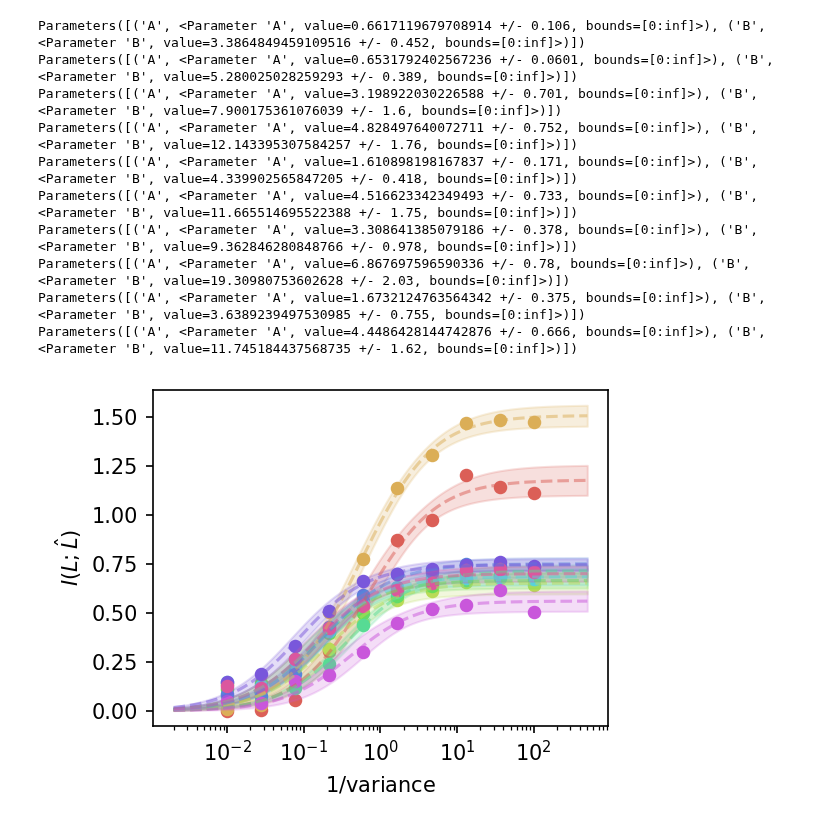
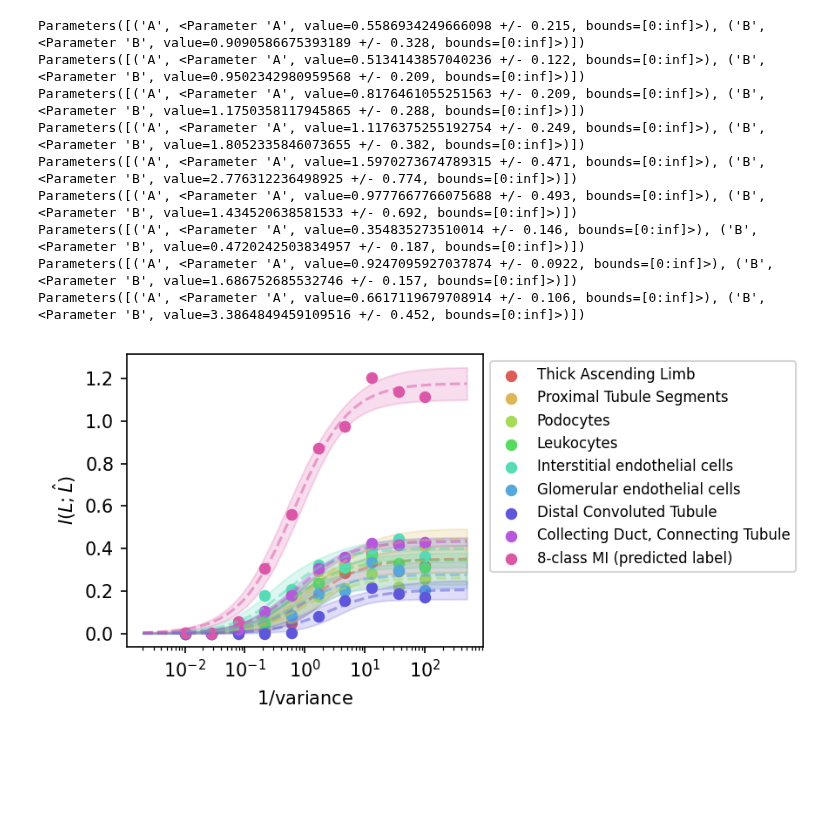
Before and after one commit to igor-sadalski/Scaling-up-measurement-noise-scaling-laws, a Jupyter notebook: images/scaling_plot.ipynb, the cells around one changed output. Saved outputs shown, nothing was run; the diff lists cells and outputs as text; code cells hidden in the pictures; blank space fills up the shorter version.

Commit message:
images and sequences; messy

```diff
--- a/images/scaling_plot.ipynb
+++ b/images/scaling_plot.ipynb
@@ -7,3 +9,7 @@ import re
+# %%
+def uq(ubar, Imax, q=0.90):
+    I = Imax + np.log2(q)
+    return ubar*((2**(2*I)- 1)/(2**(2*Imax) - 2**(2*I)))
 # %%
 # Get all result CSV files
 csv_files = glob.glob('images/tissuemnist_models/result_*.csv')
@@ -151,7 +232,4 @@ Parameters([('A', <Parameter 'A', value=919.9613026417622 +/- 131, bounds=[0:inf
 # %%
-import numpy as np
-from lmfit import Model
-
 def info_scaling(x, A, B):
     return 0.5 * np.log2(((x)*B + 1)/(1 + A*(x)))
 
@@ -159,12 +237,24 @@ def info_scaling(x, A, B):
 gauss = combined_df[combined_df['downsampling_type'] == 'gaussian'].copy()
 
 # Get OVA MI columns
-ova_columns = [col for col in gauss.columns if col.startswith('ova_mi_continuous_Class_')] + ['mi_score', 'discrete_mi']
+ova_columns = ['discrete_mi'] + [col for col in gauss.columns if col.startswith('ova_mi_Class_')]
 n_classes = len(ova_columns)
 
+label_map = {
+    'ova_mi_Class_0': 'Collecting Duct, Connecting Tubule',
+    'ova_mi_Class_1': 'Distal Convoluted Tubule',
+    'ova_mi_Class_2': 'Glomerular endothelial cells',
+    'ova_mi_Class_3': 'Interstitial endothelial cells',
+    'ova_mi_Class_4': 'Leukocytes',
+    'ova_mi_Class_5': 'Podocytes',
+    'ova_mi_Class_6': 'Proximal Tubule Segments',
+    'ova_mi_Class_7': 'Thick Ascending Limb',
+    'mi_score': '8-class MI (last layer)',
+    'discrete_mi': '8-class MI (predicted label)'
+}
 
 # Create figure
-fig = plt.figure(figsize=(4, 3), dpi=150)
+fig = plt.figure(figsize=(6, 3), dpi=150)
 
 # Generate color palette
 palette = sns.color_palette("hls", n_classes)
@@ -187,41 +277,40 @@ for i, col in enumerate(ova_columns[::-1]):
         # Fit model
         result = model.fit(y_data, params, x=x_data)
         print(result.params)
 
         # Generate fit line
         x_fit = np.logspace(np.log10(x_data.min()/5), np.log10(5*x_data.max()), 10**5)
         y_fit = model.eval(params=result.params, x=x_fit)
 
         # Calculate confidence bands
         y_upper = result.eval_uncertainty(params=result.params, x=x_fit, sigma=2)
         y_lower = -y_upper
 
         # Plot fit
         plt.plot(x_fit, y_fit, linestyle='--', color=palette[i], alpha=0.5)
         plt.fill_between(x_fit, y_fit + y_upper, y_fit + y_lower,
                         color=palette[i], alpha=0.2)
     except:
         pass  # Skip if fit fails
 
     # Plot data
     plt.scatter(x_data, y_data, color=palette[i],
                label=label_map.get(col, col), s=30)
 
 plt.xlabel(r'$1/\text{variance}$')
 plt.ylabel(r'$I(L; \hat{L})$')
 plt.xscale('log')
-# plt.legend(loc='upper left', bbox_to_anchor=(1, 1), fontsize=8)
+plt.legend(loc='upper left', bbox_to_anchor=(1, 1), fontsize=8)
 plt.tight_layout()
 plt.show()
 # %% [output]
+Parameters([('A', <Parameter 'A', value=0.5586934249666098 +/- 0.215, bounds=[0:inf]>), ('B', <Parameter 'B', value=0.9090586675393189 +/- 0.328, bounds=[0:inf]>)])
+Parameters([('A', <Parameter 'A', value=0.5134143857040236 +/- 0.122, bounds=[0:inf]>), ('B', <Parameter 'B', value=0.9502342980959568 +/- 0.209, bounds=[0:inf]>)])
+Parameters([('A', <Parameter 'A', value=0.8176461055251563 +/- 0.209, bounds=[0:inf]>), ('B', <Parameter 'B', value=1.1750358117945865 +/- 0.288, bounds=[0:inf]>)])
+Parameters([('A', <Parameter 'A', value=1.1176375255192754 +/- 0.249, bounds=[0:inf]>), ('B', <Parameter 'B', value=1.8052335846073655 +/- 0.382, bounds=[0:inf]>)])
+Parameters([('A', <Parameter 'A', value=1.5970273674789315 +/- 0.471, bounds=[0:inf]>), ('B', <Parameter 'B', value=2.776312236498925 +/- 0.774, bounds=[0:inf]>)])
+Parameters([('A', <Parameter 'A', value=0.9777667766075688 +/- 0.493, bounds=[0:inf]>), ('B', <Parameter 'B', value=1.434520638581533 +/- 0.692, bounds=[0:inf]>)])
+Parameters([('A', <Parameter 'A', value=0.354835273510014 +/- 0.146, bounds=[0:inf]>), ('B', <Parameter 'B', value=0.4720242503834957 +/- 0.187, bounds=[0:inf]>)])
+Parameters([('A', <Parameter 'A', value=0.9247095927037874 +/- 0.0922, bounds=[0:inf]>), ('B', <Parameter 'B', value=1.686752685532746 +/- 0.157, bounds=[0:inf]>)])
 Parameters([('A', <Parameter 'A', value=0.6617119679708914 +/- 0.106, bounds=[0:inf]>), ('B', <Parameter 'B', value=3.3864849459109516 +/- 0.452, bounds=[0:inf]>)])
-Parameters([('A', <Parameter 'A', value=0.6531792402567236 +/- 0.0601, bounds=[0:inf]>), ('B', <Parameter 'B', value=5.280025028259293 +/- 0.389, bounds=[0:inf]>)])
-Parameters([('A', <Parameter 'A', value=3.198922030226588 +/- 0.701, bounds=[0:inf]>), ('B', <Parameter 'B', value=7.900175361076039 +/- 1.6, bounds=[0:inf]>)])
-Parameters([('A', <Parameter 'A', value=4.828497640072711 +/- 0.752, bounds=[0:inf]>), ('B', <Parameter 'B', value=12.143395307584257 +/- 1.76, bounds=[0:inf]>)])
-Parameters([('A', <Parameter 'A', value=1.610898198167837 +/- 0.171, bounds=[0:inf]>), ('B', <Parameter 'B', value=4.339902565847205 +/- 0.418, bounds=[0:inf]>)])
-Parameters([('A', <Parameter 'A', value=4.516623342349493 +/- 0.733, bounds=[0:inf]>), ('B', <Parameter 'B', value=11.665514695522388 +/- 1.75, bounds=[0:inf]>)])
-Parameters([('A', <Parameter 'A', value=3.308641385079186 +/- 0.378, bounds=[0:inf]>), ('B', <Parameter 'B', value=9.362846280848766 +/- 0.978, bounds=[0:inf]>)])
-Parameters([('A', <Parameter 'A', value=6.867697596590336 +/- 0.78, bounds=[0:inf]>), ('B', <Parameter 'B', value=19.30980753602628 +/- 2.03, bounds=[0:inf]>)])
-Parameters([('A', <Parameter 'A', value=1.6732124763564342 +/- 0.375, bounds=[0:inf]>), ('B', <Parameter 'B', value=3.6389239497530985 +/- 0.755, bounds=[0:inf]>)])
-Parameters([('A', <Parameter 'A', value=4.4486428144742876 +/- 0.666, bounds=[0:inf]>), ('B', <Parameter 'B', value=11.745184437568735 +/- 1.62, bounds=[0:inf]>)])
-[figure, old version]
+[figure, new version]
```
Also changed, not shown: parts of 4 cells of this notebook, 40 other files.
